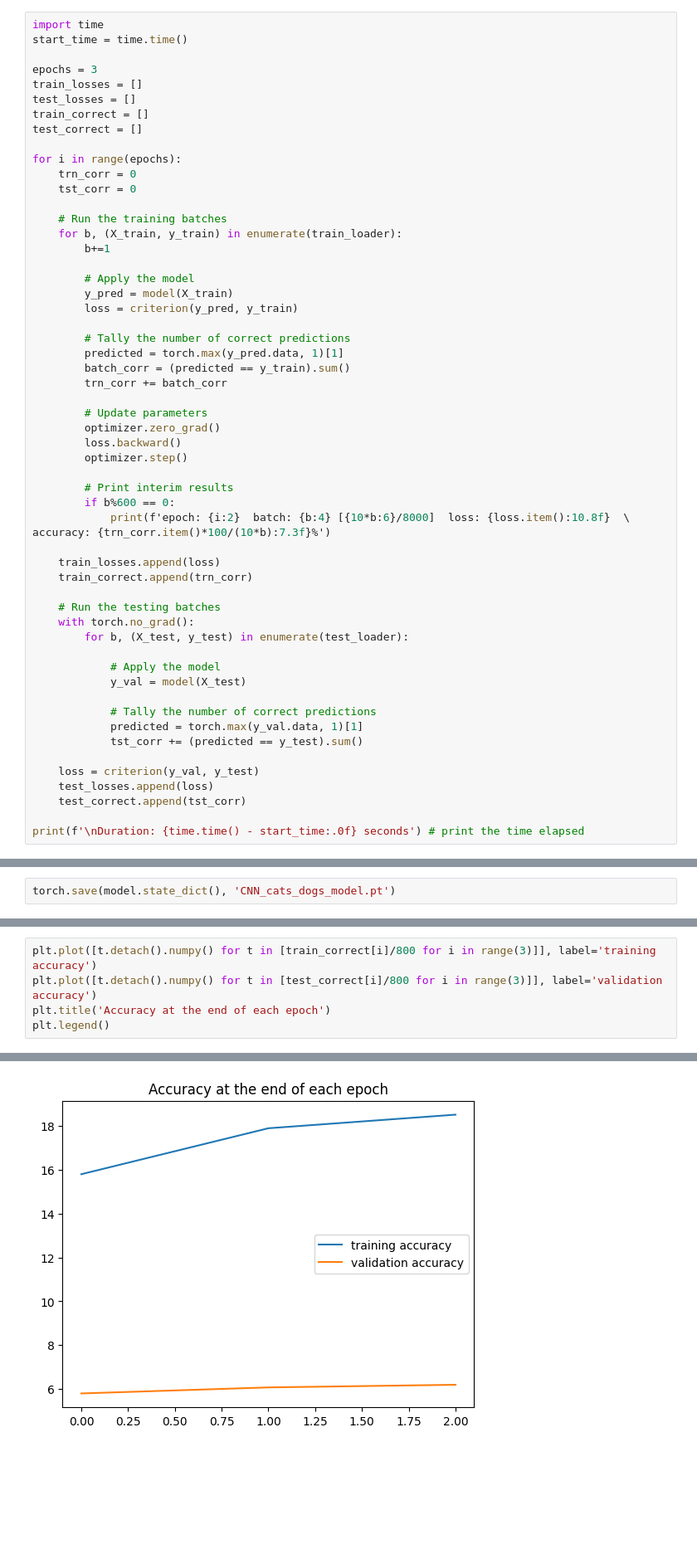
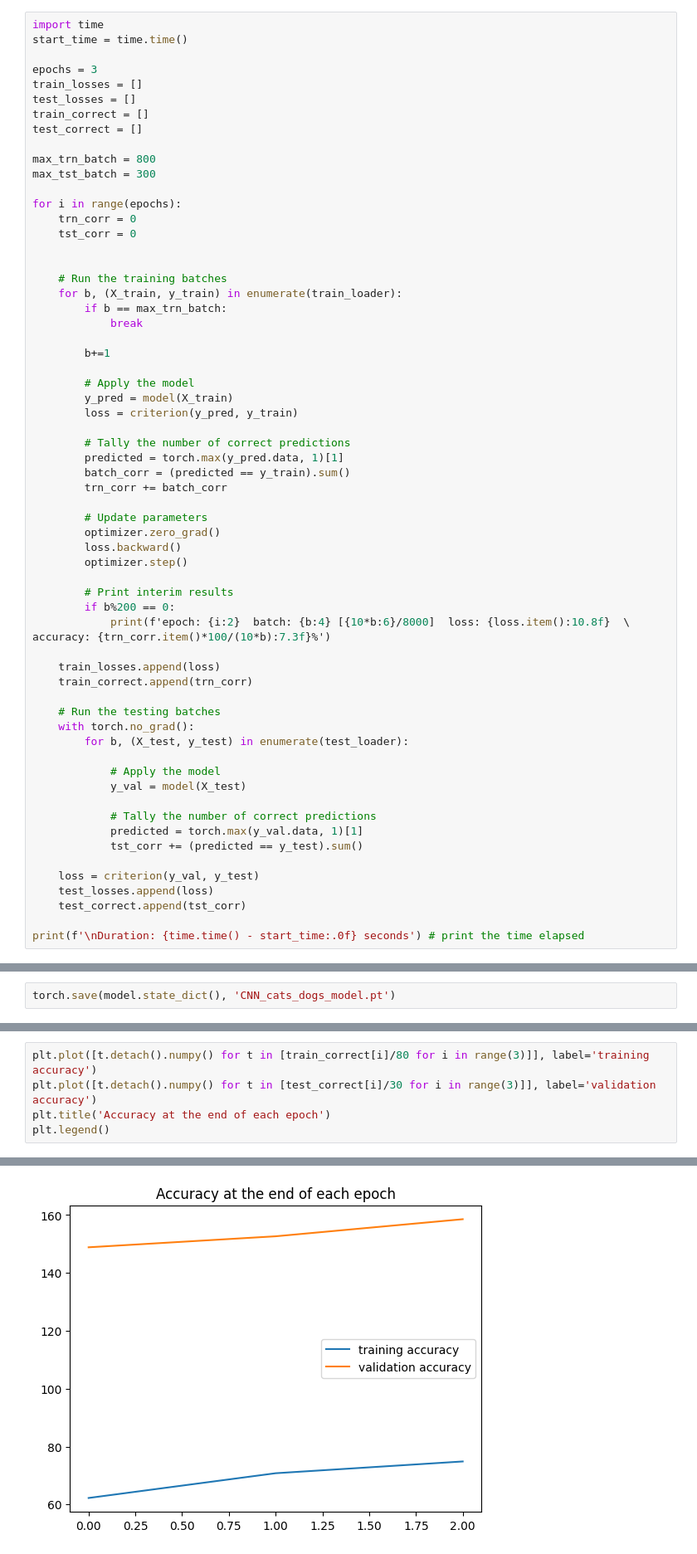
Before and after one commit to jonhealy1/ai-engineering, a Jupyter notebook: pytorch-for-deep-learning/71-cnn_custom_training.ipynb, the cells around one changed output, grey strips where cells are left out. Shown at 83% size. Cells and saved outputs as stored; diff of their text form; blank space fills up the shorter version.

```diff
--- a/pytorch-for-deep-learning/71-cnn_custom_training.ipynb
+++ b/pytorch-for-deep-learning/71-cnn_custom_training.ipynb
@@ -131,12 +131,19 @@ test_losses = []
 train_correct = []
 test_correct = []
 
+max_trn_batch = 800
+max_tst_batch = 300
+
 for i in range(epochs):
     trn_corr = 0
     tst_corr = 0
 
+
     # Run the training batches
     for b, (X_train, y_train) in enumerate(train_loader):
+        if b == max_trn_batch:
+            break
+
         b+=1
 
         # Apply the model
@@ -154,7 +161,7 @@ for i in range(epochs):
         optimizer.step()
 
         # Print interim results
-        if b%600 == 0:
+        if b%200 == 0:
             print(f'epoch: {i:2}  batch: {b:4} [{10*b:6}/8000]  loss: {loss.item():10.8f}  \
 accuracy: {trn_corr.item()*100/(10*b):7.3f}%')
 
@@ -203,8 +204,8 @@ plt.legend()
 # %%
-plt.plot([t.detach().numpy() for t in [train_correct[i]/800 for i in range(3)]], label='training accuracy')
-plt.plot([t.detach().numpy() for t in [test_correct[i]/800 for i in range(3)]], label='validation accuracy')
+plt.plot([t.detach().numpy() for t in [train_correct[i]/80 for i in range(3)]], label='training accuracy')
+plt.plot([t.detach().numpy() for t in [test_correct[i]/30 for i in range(3)]], label='validation accuracy')
 plt.title('Accuracy at the end of each epoch')
 plt.legend()
 # %% [output]
 <matplotlib.legend.Legend at 0x...>
-[figure, old version]
+[figure, new version]
```
Also changed, not shown: parts of 3 cells of this notebook.
